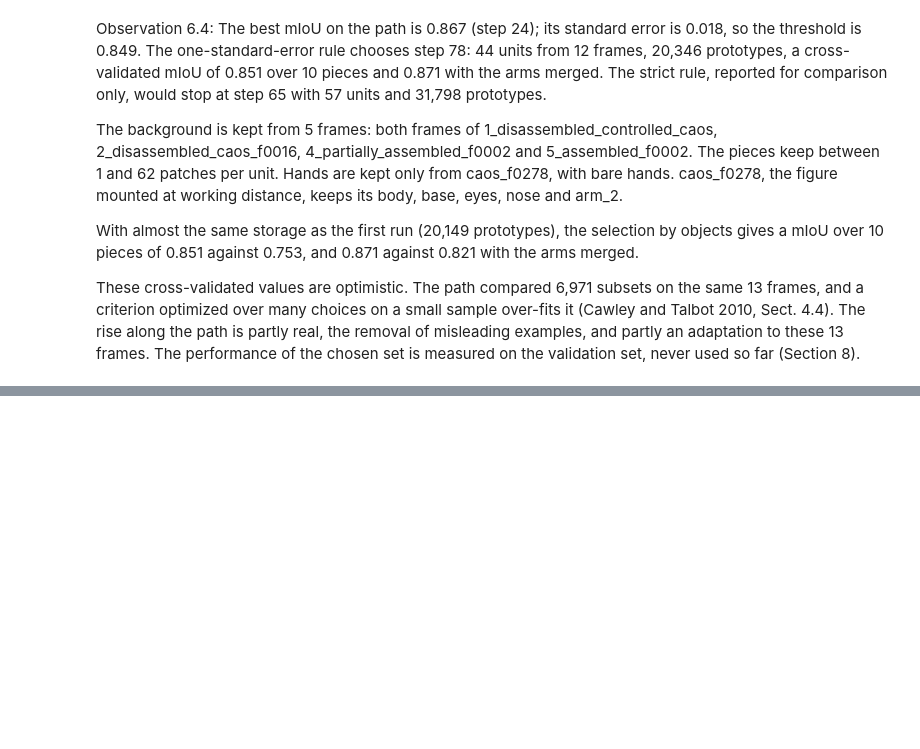
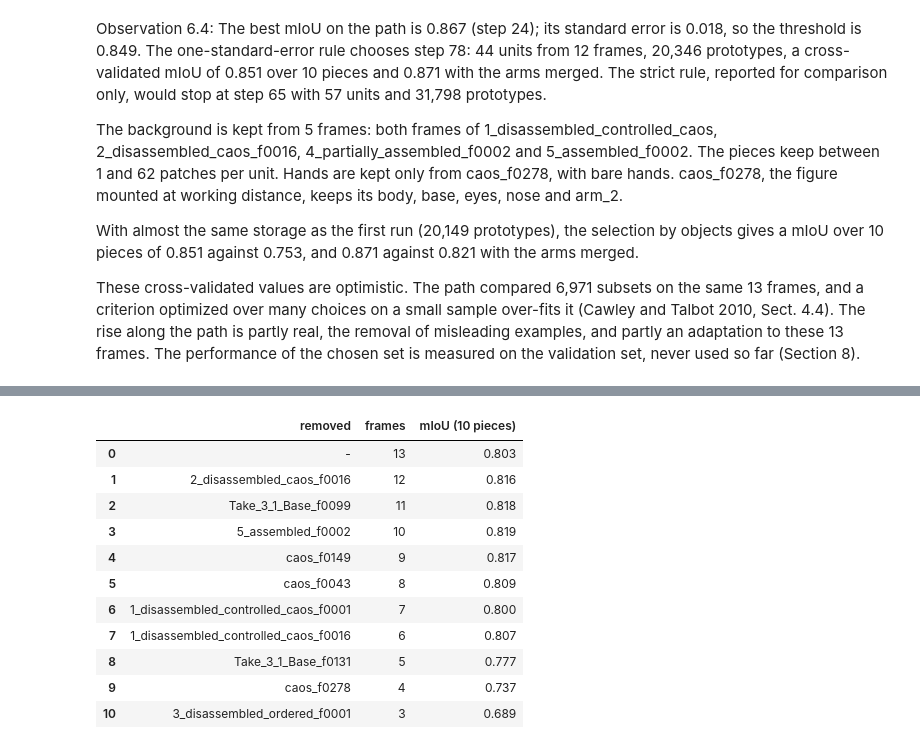
Before and after one commit to xrushofblood/vad_project, a Jupyter notebook: notebooks/phase_1_support_set_v2_study.ipynb, the cells around one changed output, grey strips where cells are left out. Cells and saved outputs as stored; diff of their text form; code cells hidden in the pictures; blank space fills up the shorter version.

```diff
--- a/notebooks/phase_1_support_set_v2_study.ipynb
+++ b/notebooks/phase_1_support_set_v2_study.ipynb
@@ -1185,0 +1248,40 @@ These cross-validated values are optimistic. The path compared 6,971 subsets on
+# %%
+# 6.6 How many whole frames (description, no choice): the decremental path on whole frames, with the 10-piece mIoU.
+# It answers how many frames to record and annotate; the support set itself is the one chosen by objects (Section 6.4).
+def frame_confusions(subset):
+    confusions = []
+    for i, item in enumerate(CANDIDATES):
+        maps = [SIM[i, j] for j in subset if SEQUENCES[j] != SEQUENCES[i]]
+        confusions.append(confusion_matrix(item["cv_gt"], assign_labels(np.max(np.stack(maps), axis=0), MARGIN)))
+    return confusions
+
+
+def frame_covers(subset):
+    return all(any(state in STATES[CANDIDATES[j]["frame"]].get(piece, set()) for j in subset) for (piece, state) in coverage)
+
+
+current = list(range(len(CANDIDATES)))
+frames_path = [{"removed": "-", "frames": len(current),
+                "mIoU (10 pieces)": frame_miou(frame_confusions(current), NO_EXCLUSION, merge=False)}]
+while True:
+    options = [(frame_miou(frame_confusions([k for k in current if k != j]), NO_EXCLUSION, merge=False), -position, j)
+               for position, j in enumerate(current) if frame_covers([k for k in current if k != j])]
+    if not options:
+        break
+    miou, _, removed = max(options)
+    current = [k for k in current if k != removed]
+    frames_path.append({"removed": CANDIDATES[removed]["frame"], "frames": len(current), "mIoU (10 pieces)": miou})
+display(pd.DataFrame(frames_path).round(3))
+# %% [output]
+|  | removed | frames | mIoU (10 pieces) |
+| 0 | - | 13 | 0.803 |
+| 1 | 2_disassembled_caos_f0016 | 12 | 0.816 |
+| 2 | Take_3_1_Base_f0099 | 11 | 0.818 |
+| 3 | 5_assembled_f0002 | 10 | 0.819 |
+| 4 | caos_f0149 | 9 | 0.817 |
+| 5 | caos_f0043 | 8 | 0.809 |
+| 6 | 1_disassembled_controlled_caos_f0001 | 7 | 0.800 |
+| 7 | 1_disassembled_controlled_caos_f0016 | 6 | 0.807 |
+| 8 | Take_3_1_Base_f0131 | 5 | 0.777 |
+| 9 | caos_f0278 | 4 | 0.737 |
+| 10 | 3_disassembled_ordered_f0001 | 3 | 0.689 |
```
Also changed, not shown: parts of 1 cell of this notebook.
